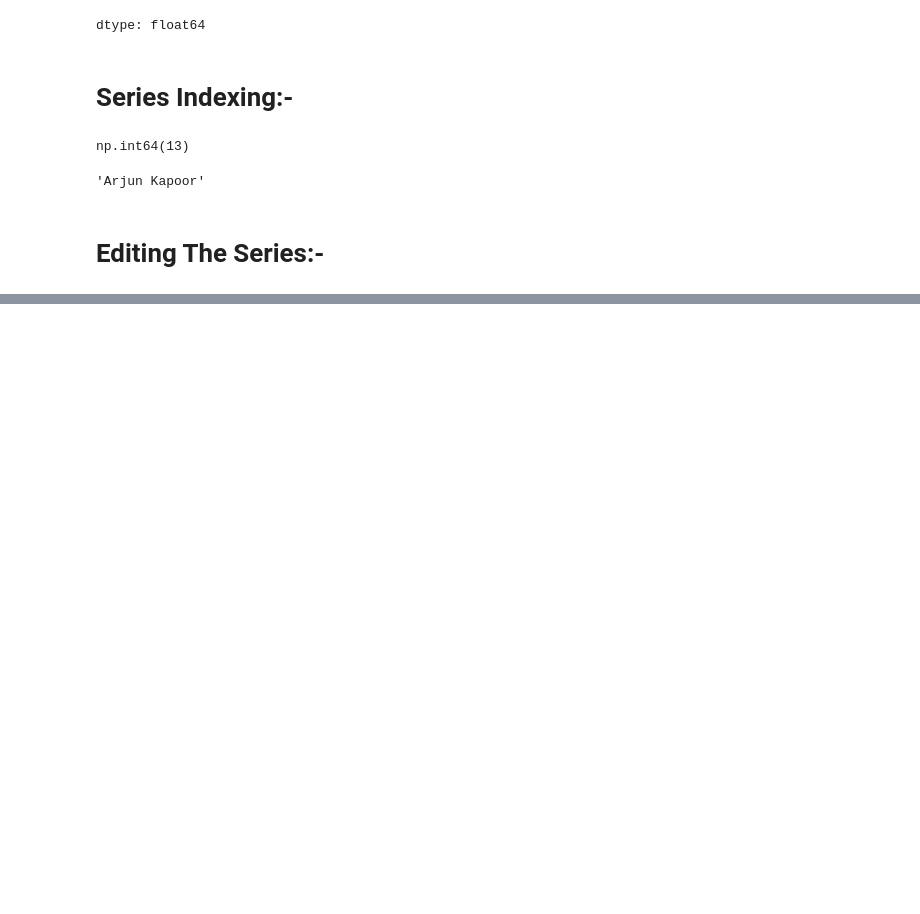
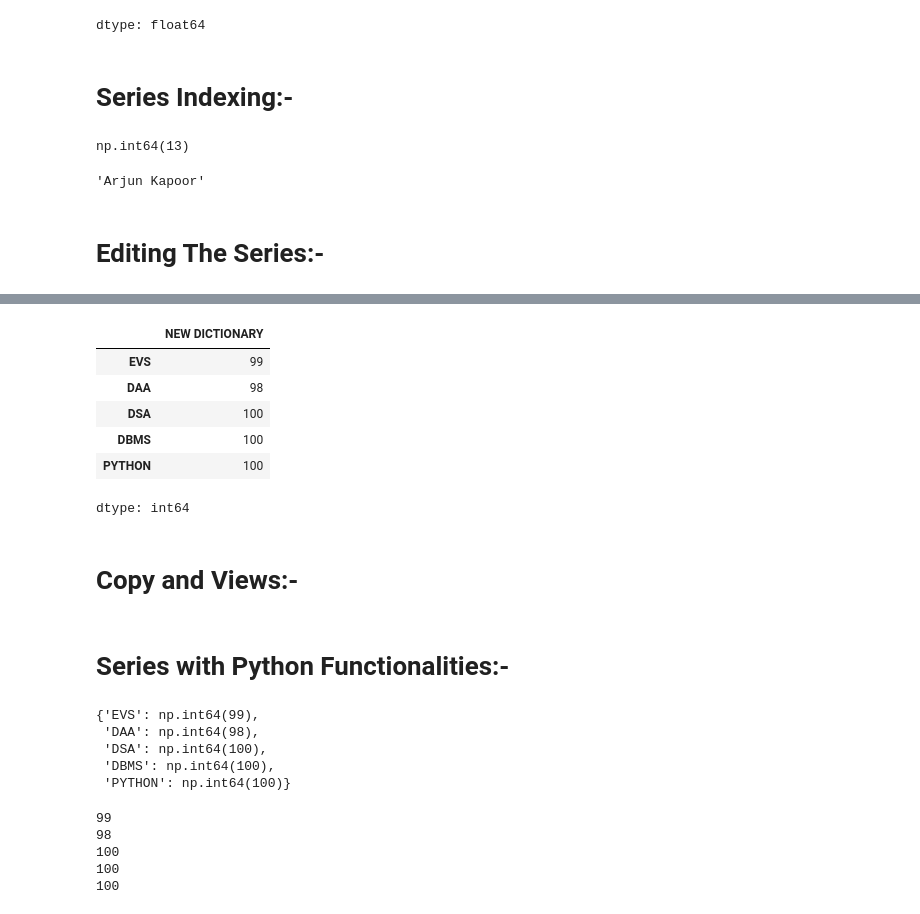
Before and after one commit to vishesh1111/PythonGoogleColab, a Jupyter notebook: Pandas.ipynb, the cells around one changed output, grey strips where cells are left out. Saved outputs shown, nothing was run; the diff lists cells and outputs as text; code cells hidden in the pictures; blank space fills up the shorter version.

```diff
--- a/Pandas.ipynb
+++ b/Pandas.ipynb
@@ -275,0 +321,16 @@ movies['2 States (2014 film)']
+# %%
+# with the help of label:-
+marks_series['EVS':'DAA'] = [99,98]
+marks_series
+# %% [output]
+|  | NEW DICTIONARY |
+| EVS | 99 |
+| DAA | 98 |
+| DSA | 100 |
+| DBMS | 100 |
+| PYTHON | 100 |
+dtype: int64
+# %% [markdown]
+# Copy and Views:-
+# %% [markdown]
+# Series with Python Functionalities:-
@@ -275,0 +345,9 @@ movies['2 States (2014 film)']
+# %%
+# type conversion:-
+dict(marks_series)
+# %% [output]
+{'EVS': np.int64(99),
+ 'DAA': np.int64(98),
+ 'DSA': np.int64(100),
+ 'DBMS': np.int64(100),
+ 'PYTHON': np.int64(100)}
@@ -275,0 +357,10 @@ movies['2 States (2014 film)']
+# %%
+# loop:- works on values
+for i in marks_series:
+  print(i)
+# %% [output]
+99
+98
+100
+100
+100
```
Also changed, not shown: parts of 15 cells of this notebook.
